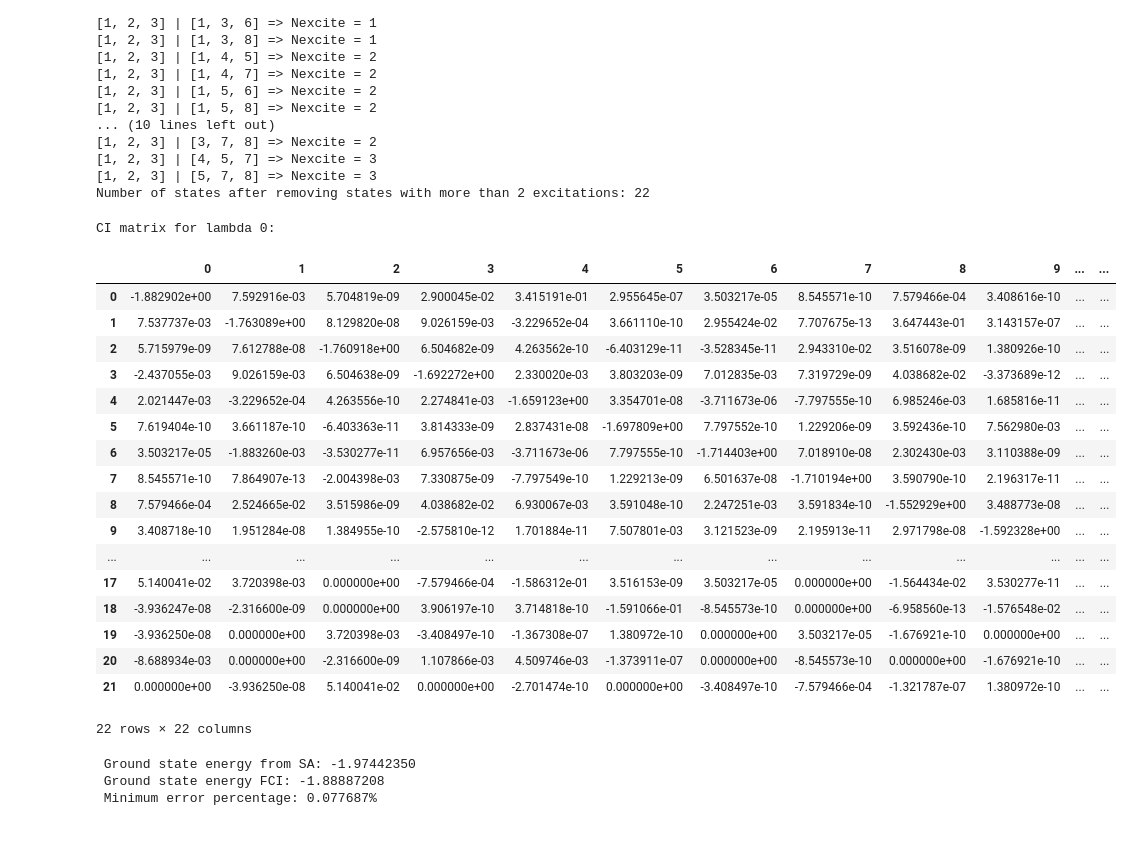
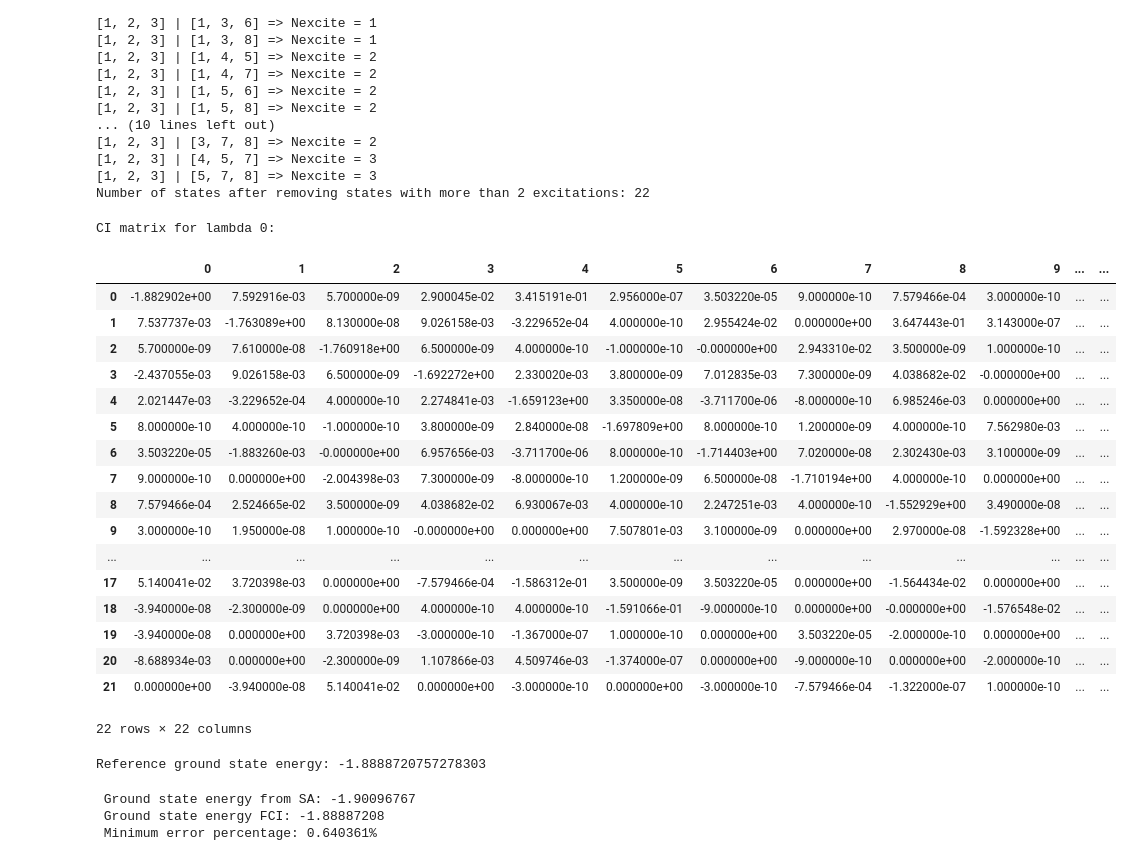
Before and after one commit to pradyotqc/DIRAC_SrF_FCI_FF, a Jupyter notebook: FF_QAE_SA_SrF_0.ipynb, the cells around one changed output. Drawn from its saved outputs; the diff is of its cells as text; code cells hidden in the pictures.

```diff
--- a/FF_QAE_SA_SrF_0.ipynb
+++ b/FF_QAE_SA_SrF_0.ipynb
@@ -54,48 +54,54 @@ Number of states after removing states with more than 2 excitations: 22
 # %%
 # Convert the numpy array to a pandas DataFrame for better visualization
 FCI_0= FCI_matrix(states, integral_dict)
+FCI_0 = np.round(FCI_0, 10)
 # write_FCI_matrix(FCI_min001, "FCI_min001.txt")
 df_CI_matrix = pd.DataFrame(FCI_0)
 print("CI matrix for lambda 0:")
 display(df_CI_matrix)
 # %% [output]
 CI matrix for lambda 0:
 |  | 0 | 1 | 2 | 3 | 4 | 5 | 6 | 7 | 8 | 9 | ... | ... |
-| 0 | -1.882902e+00 | 7.592916e-03 | 5.704819e-09 | 2.900045e-02 | 3.415191e-01 | 2.955645e-07 | 3.503217e-05 | 8.545571e-10 | 7.579466e-04 | 3.408616e-10 | ... | ... |
-| 1 | 7.537737e-03 | -1.763089e+00 | 8.129820e-08 | 9.026159e-03 | -3.229652e-04 | 3.661110e-10 | 2.955424e-02 | 7.707675e-13 | 3.647443e-01 | 3.143157e-07 | ... | ... |
-| 2 | 5.715979e-09 | 7.612788e-08 | -1.760918e+00 | 6.504682e-09 | 4.263562e-10 | -6.403129e-11 | -3.528345e-11 | 2.943310e-02 | 3.516078e-09 | 1.380926e-10 | ... | ... |
-| 3 | -2.437055e-03 | 9.026159e-03 | 6.504638e-09 | -1.692272e+00 | 2.330020e-03 | 3.803203e-09 | 7.012835e-03 | 7.319729e-09 | 4.038682e-02 | -3.373689e-12 | ... | ... |
-| 4 | 2.021447e-03 | -3.229652e-04 | 4.263556e-10 | 2.274841e-03 | -1.659123e+00 | 3.354701e-08 | -3.711673e-06 | -7.797555e-10 | 6.985246e-03 | 1.685816e-11 | ... | ... |
-| 5 | 7.619404e-10 | 3.661187e-10 | -6.403363e-11 | 3.814333e-09 | 2.837431e-08 | -1.697809e+00 | 7.797552e-10 | 1.229206e-09 | 3.592436e-10 | 7.562980e-03 | ... | ... |
-| 6 | 3.503217e-05 | -1.883260e-03 | -3.530277e-11 | 6.957656e-03 | -3.711673e-06 | 7.797555e-10 | -1.714403e+00 | 7.018910e-08 | 2.302430e-03 | 3.110388e-09 | ... | ... |
-| 7 | 8.545571e-10 | 7.864907e-13 | -2.004398e-03 | 7.330875e-09 | -7.797549e-10 | 1.229213e-09 | 6.501637e-08 | -1.710194e+00 | 3.590790e-10 | 2.196317e-11 | ... | ... |
-| 8 | 7.579466e-04 | 2.524665e-02 | 3.515986e-09 | 4.038682e-02 | 6.930067e-03 | 3.591048e-10 | 2.247251e-03 | 3.591834e-10 | -1.552929e+00 | 3.488773e-08 | ... | ... |
-| 9 | 3.408718e-10 | 1.951284e-08 | 1.384955e-10 | -2.575810e-12 | 1.701884e-11 | 7.507801e-03 | 3.121523e-09 | 2.195913e-11 | 2.971798e-08 | -1.592328e+00 | ... | ... |
+| 0 | -1.882902e+00 | 7.592916e-03 | 5.700000e-09 | 2.900045e-02 | 3.415191e-01 | 2.956000e-07 | 3.503220e-05 | 9.000000e-10 | 7.579466e-04 | 3.000000e-10 | ... | ... |
+| 1 | 7.537737e-03 | -1.763089e+00 | 8.130000e-08 | 9.026158e-03 | -3.229652e-04 | 4.000000e-10 | 2.955424e-02 | 0.000000e+00 | 3.647443e-01 | 3.143000e-07 | ... | ... |
+| 2 | 5.700000e-09 | 7.610000e-08 | -1.760918e+00 | 6.500000e-09 | 4.000000e-10 | -1.000000e-10 | -0.000000e+00 | 2.943310e-02 | 3.500000e-09 | 1.000000e-10 | ... | ... |
+| 3 | -2.437055e-03 | 9.026158e-03 | 6.500000e-09 | -1.692272e+00 | 2.330020e-03 | 3.800000e-09 | 7.012835e-03 | 7.300000e-09 | 4.038682e-02 | -0.000000e+00 | ... | ... |
+| 4 | 2.021447e-03 | -3.229652e-04 | 4.000000e-10 | 2.274841e-03 | -1.659123e+00 | 3.350000e-08 | -3.711700e-06 | -8.000000e-10 | 6.985246e-03 | 0.000000e+00 | ... | ... |
+| 5 | 8.000000e-10 | 4.000000e-10 | -1.000000e-10 | 3.800000e-09 | 2.840000e-08 | -1.697809e+00 | 8.000000e-10 | 1.200000e-09 | 4.000000e-10 | 7.562980e-03 | ... | ... |
+| 6 | 3.503220e-05 | -1.883260e-03 | -0.000000e+00 | 6.957656e-03 | -3.711700e-06 | 8.000000e-10 | -1.714403e+00 | 7.020000e-08 | 2.302430e-03 | 3.100000e-09 | ... | ... |
+| 7 | 9.000000e-10 | 0.000000e+00 | -2.004398e-03 | 7.300000e-09 | -8.000000e-10 | 1.200000e-09 | 6.500000e-08 | -1.710194e+00 | 4.000000e-10 | 0.000000e+00 | ... | ... |
+| 8 | 7.579466e-04 | 2.524665e-02 | 3.500000e-09 | 4.038682e-02 | 6.930067e-03 | 4.000000e-10 | 2.247251e-03 | 4.000000e-10 | -1.552929e+00 | 3.490000e-08 | ... | ... |
+| 9 | 3.000000e-10 | 1.950000e-08 | 1.000000e-10 | -0.000000e+00 | 0.000000e+00 | 7.507801e-03 | 3.100000e-09 | 0.000000e+00 | 2.970000e-08 | -1.592328e+00 | ... | ... |
 | ... | ... | ... | ... | ... | ... | ... | ... | ... | ... | ... | ... | ... |
-| 17 | 5.140041e-02 | 3.720398e-03 | 0.000000e+00 | -7.579466e-04 | -1.586312e-01 | 3.516153e-09 | 3.503217e-05 | 0.000000e+00 | -1.564434e-02 | 3.530277e-11 | ... | ... |
-| 18 | -3.936247e-08 | -2.316600e-09 | 0.000000e+00 | 3.906197e-10 | 3.714818e-10 | -1.591066e-01 | -8.545573e-10 | 0.000000e+00 | -6.958560e-13 | -1.576548e-02 | ... | ... |
-| 19 | -3.936250e-08 | 0.000000e+00 | 3.720398e-03 | -3.408497e-10 | -1.367308e-07 | 1.380972e-10 | 0.000000e+00 | 3.503217e-05 | -1.676921e-10 | 0.000000e+00 | ... | ... |
-| 20 | -8.688934e-03 | 0.000000e+00 | -2.316600e-09 | 1.107866e-03 | 4.509746e-03 | -1.373911e-07 | 0.000000e+00 | -8.545573e-10 | 0.000000e+00 | -1.676921e-10 | ... | ... |
-| 21 | 0.000000e+00 | -3.936250e-08 | 5.140041e-02 | 0.000000e+00 | -2.701474e-10 | 0.000000e+00 | -3.408497e-10 | -7.579466e-04 | -1.321787e-07 | 1.380972e-10 | ... | ... |
+| 17 | 5.140041e-02 | 3.720398e-03 | 0.000000e+00 | -7.579466e-04 | -1.586312e-01 | 3.500000e-09 | 3.503220e-05 | 0.000000e+00 | -1.564434e-02 | 0.000000e+00 | ... | ... |
+| 18 | -3.940000e-08 | -2.300000e-09 | 0.000000e+00 | 4.000000e-10 | 4.000000e-10 | -1.591066e-01 | -9.000000e-10 | 0.000000e+00 | -0.000000e+00 | -1.576548e-02 | ... | ... |
+| 19 | -3.940000e-08 | 0.000000e+00 | 3.720398e-03 | -3.000000e-10 | -1.367000e-07 | 1.000000e-10 | 0.000000e+00 | 3.503220e-05 | -2.000000e-10 | 0.000000e+00 | ... | ... |
+| 20 | -8.688934e-03 | 0.000000e+00 | -2.300000e-09 | 1.107866e-03 | 4.509746e-03 | -1.374000e-07 | 0.000000e+00 | -9.000000e-10 | 0.000000e+00 | -2.000000e-10 | ... | ... |
+| 21 | 0.000000e+00 | -3.940000e-08 | 5.140041e-02 | 0.000000e+00 | -3.000000e-10 | 0.000000e+00 | -3.000000e-10 | -7.579466e-04 | -1.322000e-07 | 1.000000e-10 | ... | ... |
 22 rows × 22 columns
 # %%
 #qae
 #Initial parameters for the QAE
 #In this case I have chosen the lambda values around HF energy without neucler repulsion energy
 
-lam_min = -2.0
-lam_max = -1.8
+# lam_min = -1.9
+# lam_max = -1.7
+lam_min = -1.750
+lam_max = -1.725
 K = 10
 H = FCI_0
 sampler = SimulatedAnnealingSampler()
 reference_ground_state = np.linalg.eigvalsh(H)[0]
+print("Reference ground state energy:", reference_ground_state)
 # file_name = "H2_FCI_QAE.txt"
 scan_data = [[], [], [], []]
 output_file_path = 'C:/Users/prita/Desktop/DIRAC_FCI/DIRAC_SrF_FCI_FF/SrF_FCI_QAE_0.txt'
+# %% [output]
+Reference ground state energy: -1.8888720757278303
 # %%
 with open(output_file_path, 'w') as file:
     file.write('')
-for idx, LAM in enumerate(np.linspace(lam_min, lam_max, 500)):
+for idx, LAM in enumerate(np.linspace(lam_min, lam_max, 30)):
     qubo_energy, qubo_solution = QAE(H, K, LAM, sampler)
     QA_energies, QA_solutions = [], []
 
@@ -103,7 +109,7 @@ for idx, LAM in enumerate(np.linspace(lam_min, lam_max, 500)):
     wfn_coeff = get_coefficients(qubo_solution, K)
     energy = compute_energy(H, wfn_coeff)
     energy_functional = compute_energy_functional(H, wfn_coeff, LAM)
-    error = abs(energy - reference_ground_state)
+    error = abs(energy - reference_ground_state)/reference_ground_state
 
 
     with open(output_file_path, 'a') as file:
@@ -113,14 +119,4 @@ for idx, LAM in enumerate(np.linspace(lam_min, lam_max, 500)):
     scan_data[0].append(LAM)
     scan_data[1].append(energy)
     scan_data[2].append(error)
-
-min_energy_min001 = min(scan_data[1])
-min_error = min(scan_data[2])
-
-print(" Ground state energy from SA: {:.8f}".format(min_energy_min001))
-print(" Ground state energy FCI: {:.8f}".format(reference_ground_state))
-print(" Minimum error percentage: {:.6f}%".format(abs(min_error/reference_ground_state*100)))
+    scan_data[3].append(energy_functional)
-# %% [output]
- Ground state energy from SA: -1.97442350
- Ground state energy FCI: -1.88887208
- Minimum error percentage: 0.077687%
@@ -126,0 +125,11 @@ print(" Minimum error percentage: {:.6f}%".format(abs(min_error/reference_ground
+# %%
+min_energy_min001 = min(scan_data[1])
+min_error = min(scan_data[2])
+
+print(" Ground state energy from SA: {:.8f}".format(min_energy_min001))
+print(" Ground state energy FCI: {:.8f}".format(reference_ground_state))
+print(" Minimum error percentage: {:.6f}%".format(abs((min_energy_min001-reference_ground_state)/reference_ground_state*100)))
+# %% [output]
+ Ground state energy from SA: -1.90096767
+ Ground state energy FCI: -1.88887208
+ Minimum error percentage: 0.640361%
```
Also changed, not shown: parts of 3 cells of this notebook.
